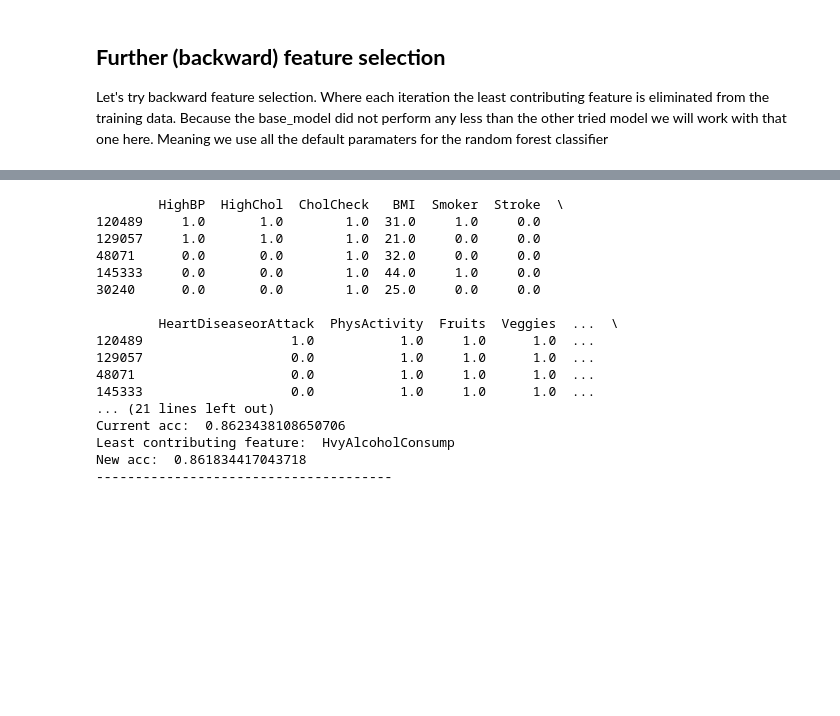
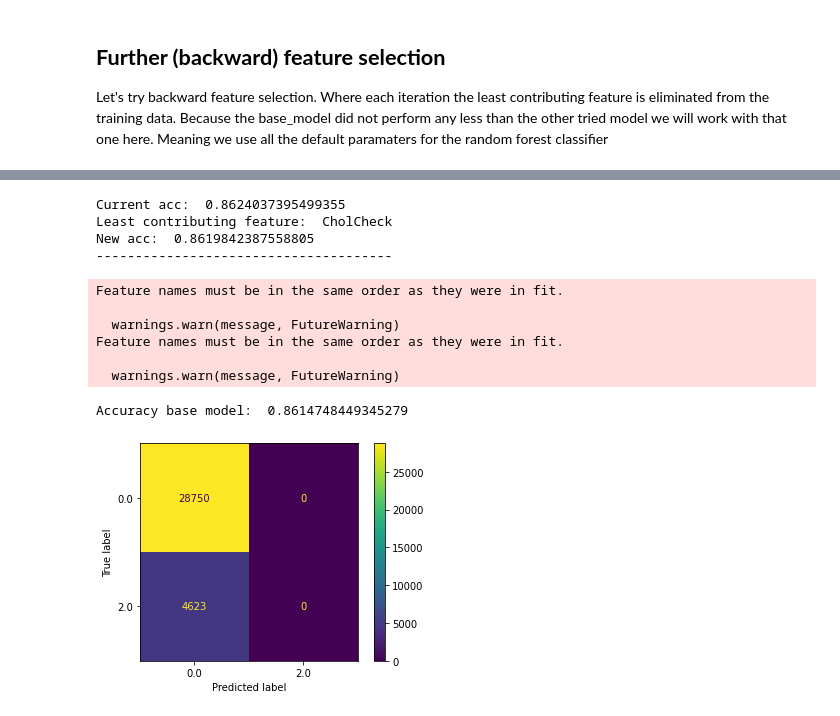
Before and after one commit to SleepingSamael/VU_ML_2022_group_77, a Jupyter notebook: RandomForest_Attempt_1.ipynb, the cells around one changed output, grey strips where cells are left out. Saved outputs shown, nothing was run; the diff lists cells and outputs as text; code cells hidden in the pictures; blank space fills up the shorter version.

Commit message:
Updated Random Forest Script

```diff
--- a/RandomForest_Attempt_1.ipynb
+++ b/RandomForest_Attempt_1.ipynb
@@ -211,5 +278,17 @@ Accuracy base model:  0.8638120636442633
 ## <b> Further (backward) feature selection </b>
 Let's try backward feature selection. Where each iteration the least contributing feature is eliminated from the training data.
 Because the base_model did not perform any less than the other tried model we will work with that one here. Meaning we use all the default paramaters for the random forest classifier
+# %%
+# # Split data in training and validation set, with for each a set of data and a set of corresponding labels
+# training_data, validation_data, training_labels, validation_labels = train_test_split(data, labels, test_size=0.2, random_state=33)
+
+train_data = training_data.copy()
+val_data = validation_data.copy()
 # %%
-base_model = RandomForestClassifier().fit(training_data, training_labels)
+base_model = RandomForestClassifier().fit(train_data, training_labels)
+# %%
+pred_model = base_model.predict(val_data)
+start_acc = accuracy_score(validation_labels, pred_model)
+new_acc = start_acc
+
+print(val_data.head())
@@ -216,16 +313,10 @@ base_model = RandomForestClassifier().fit(training_data, training_labels)
 # %%
-pred_model = base_model.predict(validation_data)
-start_acc = accuracy_score(validation_labels, pred_model)
-new_acc = start_acc
+while start_acc <= new_acc:
+    # Store old model and validation data
+    prev_model = base_model
 
-train_data = training_data
-val_data = validation_data
-
-print(train_data.head())
-
-while start_acc <= new_acc:
-    start_acc = new_acc
-    feat_importance = pd.Series(base_model.feature_importances_, index = training_data.columns).sort_values(ascending = True)
+    start_acc = new_acc.copy()
+    feat_importance = pd.Series(base_model.feature_importances_, index = train_data.columns).sort_values(ascending = True)
     print("Current acc: ", start_acc)
     print("Least contributing feature: ", feat_importance.index[0])
     del train_data[feat_importance.index[0]]
@@ -234,23 +325,34 @@ while start_acc <= new_acc:
     base_model = RandomForestClassifier().fit(train_data, training_labels)
     pred_model = base_model.predict(val_data)
     new_acc = accuracy_score(validation_labels, pred_model)
+
     print("New acc: ", new_acc)
     print("--------------------------------------")
+
+    if start_acc > new_acc:
+        end_model = prev_model
+        val_data = validation_data[feat_importance.index[0:]].copy()
+    else:
+        end_model = base_model
 # %% [output]
-        HighBP  HighChol  CholCheck   BMI  Smoker  Stroke  \
-120489     1.0       1.0        1.0  31.0     1.0     0.0
-129057     1.0       1.0        1.0  21.0     0.0     0.0
-48071      0.0       0.0        1.0  32.0     0.0     0.0
-145333     0.0       0.0        1.0  44.0     1.0     0.0
-30240      0.0       0.0        1.0  25.0     0.0     0.0
-
-        HeartDiseaseorAttack  PhysActivity  Fruits  Veggies  ...  \
-120489                   1.0           1.0     1.0      1.0  ...
-129057                   0.0           1.0     1.0      1.0  ...
-48071                    0.0           1.0     1.0      1.0  ...
-145333                   0.0           1.0     1.0      1.0  ...
-... (21 lines left out)
-Current acc:  0.8623438108650706
-Least contributing feature:  HvyAlcoholConsump
-New acc:  0.861834417043718
+Current acc:  0.8624037395499355
+Least contributing feature:  CholCheck
+New acc:  0.8619842387558805
 --------------------------------------
+# %%
+# Determine accuracy of model based on validation set
+pred_bf_model = end_model.predict(val_data)
+print("Accuracy base model: ", accuracy_score(validation_labels, pred_bf_model))
+
+# Plot confusion matrix
+plot_confusion_matrix(end_model, val_data, validation_labels)
+plt.show()
+# %% [output]
+Feature names must be in the same order as they were in fit.
+
+  warnings.warn(message, FutureWarning)
+Feature names must be in the same order as they were in fit.
+
+  warnings.warn(message, FutureWarning)
+Accuracy base model:  0.8614748449345279
+[figure, added]
```
Also changed, not shown: parts of 20 cells of this notebook.
